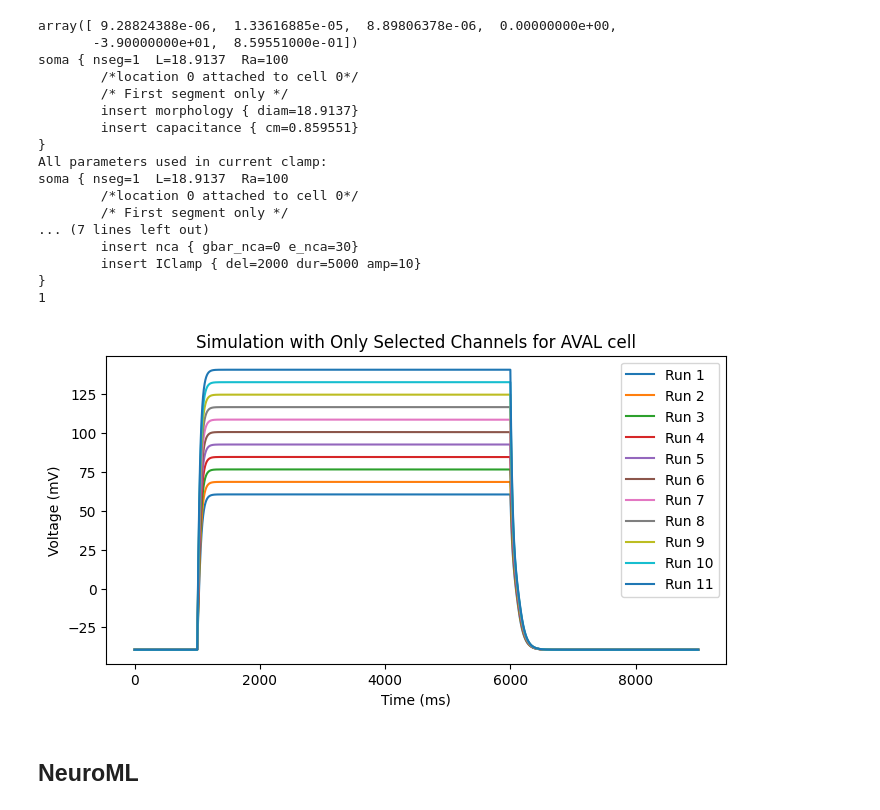
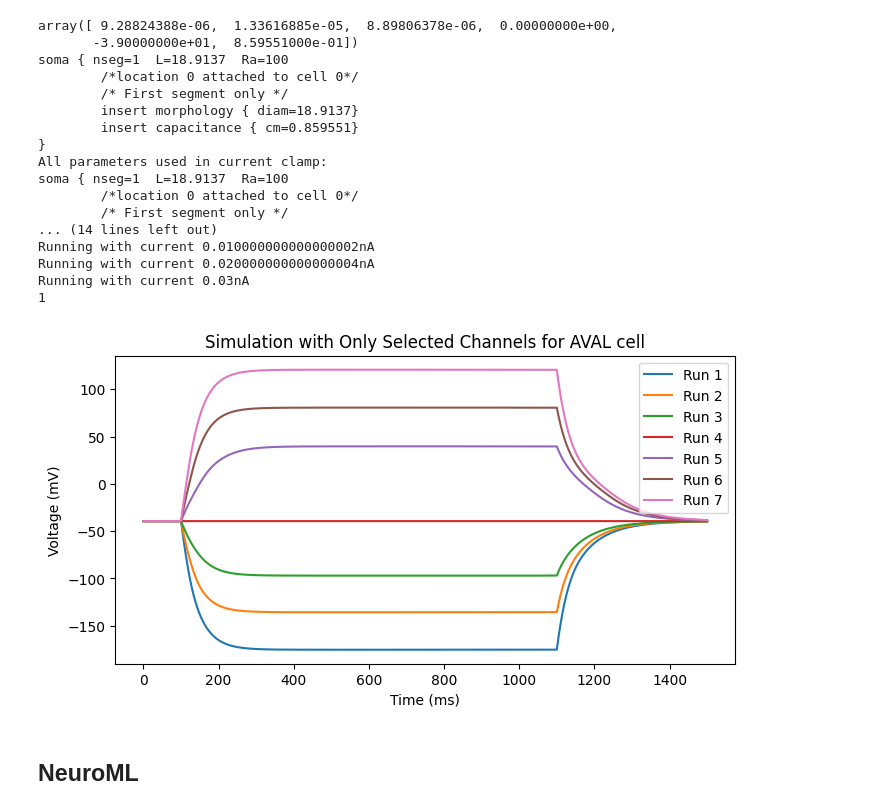
Before and after one commit to openworm/NicolettiEtAl2024_MN_IN, a Jupyter notebook: NeuroML/AVAL_comparison.ipynb, the cells around one changed output. Cells and saved outputs as stored; diff of their text form; code cells hidden in the pictures.

Commit message:
Updated notebook & nml to use current profiles in Fig1A

```diff
--- a/NeuroML/AVAL_comparison.ipynb
+++ b/NeuroML/AVAL_comparison.ipynb
@@ -21,22 +21,19 @@ g0=[0.104385,0.150164,0.1,0,-39,0.859551]
 
 
 
-
 gAVAL_scaled = gScm2(g0,surf,3)
 
 pprint.pprint(gAVAL_scaled)
 
 
-
-
-v, time1, vi_peak, vi = AVA_simulation_iclamp(gAVAL_scaled, s1=0.015, s2=0.035, ns=11, delay=2000, duration=5000, simdur = 10000)
+transient = 1000
+v, time1, vi_peak, vi = AVA_simulation_iclamp(gAVAL_scaled, s1=-0.03, s2=0.03, ns=7, delay=transient+100, duration=1000, simdur = transient+1500, transient=transient)
 #s2 = 0.035
 # best_cc=AVAL_simulation_iclamp(gbest,-0.015,0.035,11)
 # best_voltage=best_cc[0]
 # best_time2=best_cc[1]
 # best_VIss=best_cc[3]
 # best_VIpeaks=best_cc[2]
-
 
 
 # #Matplotlib
@@ -48,38 +45,38 @@ plt.figure(figsize=(8, 4))
 
 from neuron import h
 print(h("forall psection()"))
 
 
 for i in range(len(v)):
     plt.plot(time1[i], v[i], label=f'Run {i + 1}', linewidth=1.5)
 
 
 plt.title('Simulation with Only Selected Channels for AVAL cell')
 plt.xlabel('Time (ms)')
 plt.ylabel('Voltage (mV)')
 
 
 plt.legend()
 plt.show()
 # %% [output]
 array([ 9.28824388e-06,  1.33616885e-05,  8.89806378e-06,  0.00000000e+00,
        -3.90000000e+01,  8.59551000e-01])
 soma { nseg=1  L=18.9137  Ra=100
         /*location 0 attached to cell 0*/
         /* First segment only */
         insert morphology { diam=18.9137}
         insert capacitance { cm=0.859551}
 }
 All parameters used in current clamp:
 soma { nseg=1  L=18.9137  Ra=100
         /*location 0 attached to cell 0*/
         /* First segment only */
-... (7 lines left out)
-        insert nca { gbar_nca=0 e_nca=30}
-        insert IClamp { del=2000 dur=5000 amp=10}
-}
+... (14 lines left out)
+Running with current 0.010000000000000002nA
+Running with current 0.020000000000000004nA
+Running with current 0.03nA
 1
-[figure, old version]
+[figure, new version]
 # %% [markdown]
 ## NeuroML
 # %%
```
Also changed, not shown: parts of 3 cells of this notebook, 7 other files.
